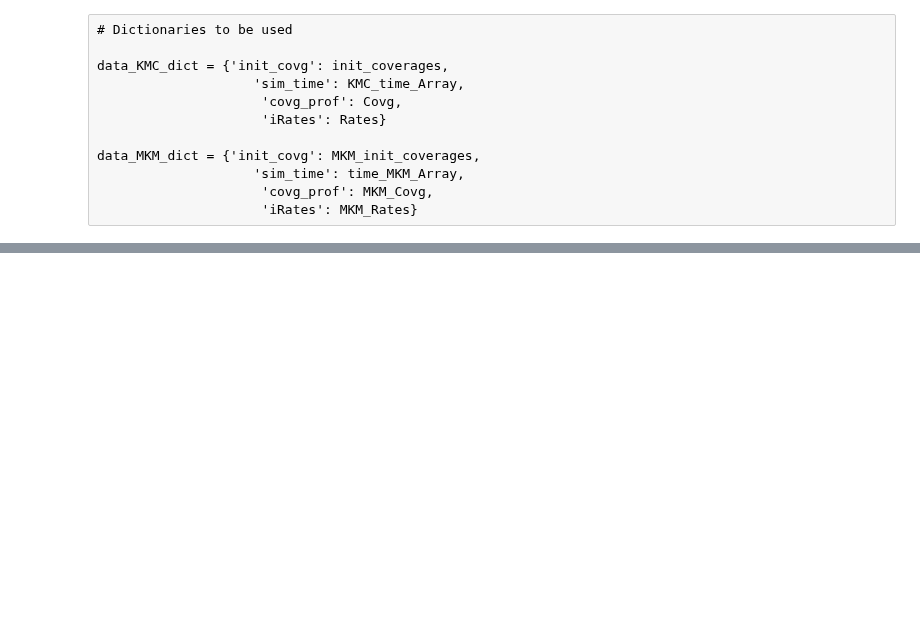
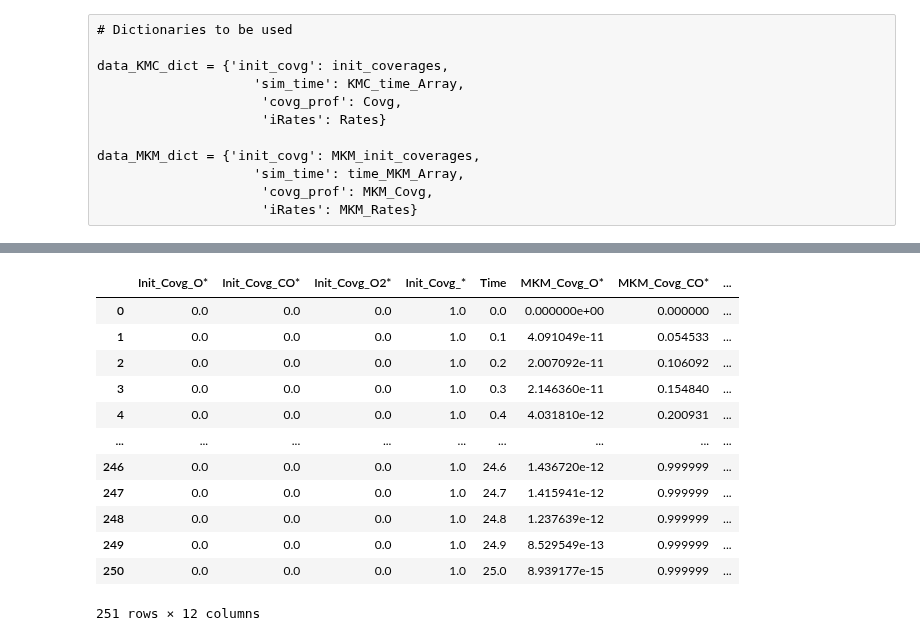
Before and after one commit to kkusima/MiKi, a Jupyter notebook: Input_data_KMC/KMC_output_varied_coverage/k_OPT_ML_OOP-Copy2.ipynb, the cells around one changed output, grey strips where cells are left out. Drawn from its saved outputs; the diff is of its cells as text; code cells hidden in the pictures; blank space fills up the shorter version.

```diff
--- a/Input_data_KMC/KMC_output_varied_coverage/k_OPT_ML_OOP-Copy2.ipynb
+++ b/Input_data_KMC/KMC_output_varied_coverage/k_OPT_ML_OOP-Copy2.ipynb
@@ -94,0 +172,6 @@ print(ML.ML_algorithm)
+# %%
+%%time
+
+
+ML.External_Dataframe()
+# %% [output]
@@ -94,0 +180,13 @@ print(ML.ML_algorithm)
+|  | Init_Covg_O* | Init_Covg_CO* | Init_Covg_O2* | Init_Covg_* | Time | MKM_Covg_O* | MKM_Covg_CO* | ... |
+| 0 | 0.0 | 0.0 | 0.0 | 1.0 | 0.0 | 0.000000e+00 | 0.000000 | ... |
+| 1 | 0.0 | 0.0 | 0.0 | 1.0 | 0.1 | 4.091049e-11 | 0.054533 | ... |
+| 2 | 0.0 | 0.0 | 0.0 | 1.0 | 0.2 | 2.007092e-11 | 0.106092 | ... |
+| 3 | 0.0 | 0.0 | 0.0 | 1.0 | 0.3 | 2.146360e-11 | 0.154840 | ... |
+| 4 | 0.0 | 0.0 | 0.0 | 1.0 | 0.4 | 4.031810e-12 | 0.200931 | ... |
+| ... | ... | ... | ... | ... | ... | ... | ... | ... |
+| 246 | 0.0 | 0.0 | 0.0 | 1.0 | 24.6 | 1.436720e-12 | 0.999999 | ... |
+| 247 | 0.0 | 0.0 | 0.0 | 1.0 | 24.7 | 1.415941e-12 | 0.999999 | ... |
+| 248 | 0.0 | 0.0 | 0.0 | 1.0 | 24.8 | 1.237639e-12 | 0.999999 | ... |
+| 249 | 0.0 | 0.0 | 0.0 | 1.0 | 24.9 | 8.529549e-13 | 0.999999 | ... |
+| 250 | 0.0 | 0.0 | 0.0 | 1.0 | 25.0 | 8.939177e-15 | 0.999999 | ... |
+251 rows × 12 columns
```
Also changed, not shown: parts of 15 cells of this notebook, 28 other files.
